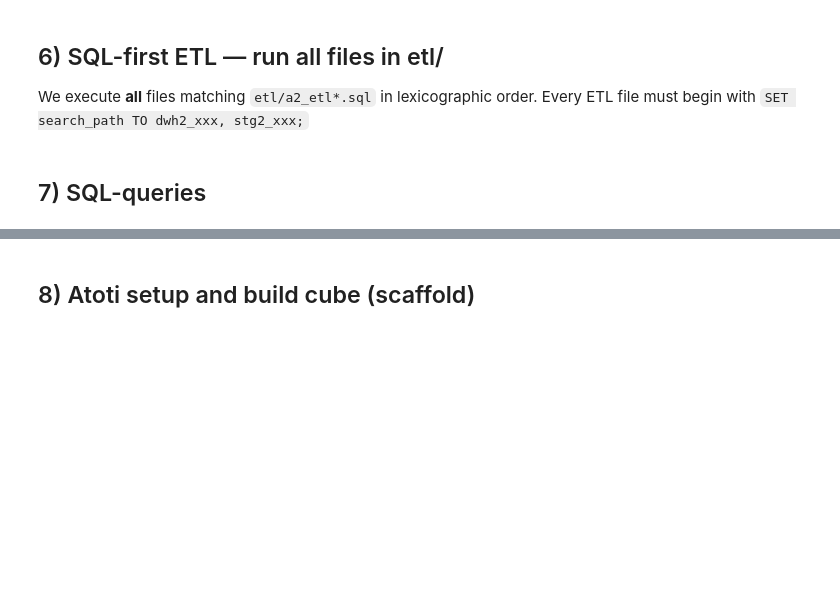
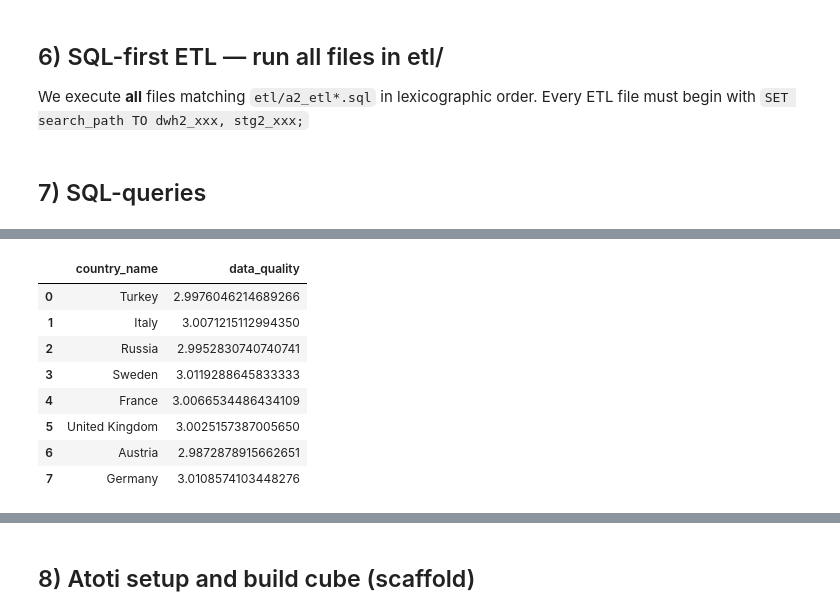
Before and after one commit to B-Guard/BI_088, a Jupyter notebook: BI_Projects/DWH2_088/AirQ_Part2_088.ipynb, the cells around one changed output, grey strips where cells are left out. Saved outputs shown, nothing was run; the diff lists cells and outputs as text; code cells hidden in the pictures; blank space fills up the shorter version.

```diff
--- a/BI_Projects/DWH2_088/AirQ_Part2_088.ipynb
+++ b/BI_Projects/DWH2_088/AirQ_Part2_088.ipynb
@@ -340,0 +457,13 @@ display(df)
+# %%
+df = run_sqlscript("sql/a2_q08_A.sql", engine=engine, progress=VERBOSE_SQL)
+display(df)
+# %% [output]
+|  | country_name | data_quality |
+| 0 | Turkey | 2.9976046214689266 |
+| 1 | Italy | 3.0071215112994350 |
+| 2 | Russia | 2.9952830740740741 |
+| 3 | Sweden | 3.0119288645833333 |
+| 4 | France | 3.0066534486434109 |
+| 5 | United Kingdom | 3.0025157387005650 |
+| 6 | Austria | 2.9872878915662651 |
+| 7 | Germany | 3.0108574103448276 |
```
Also changed, not shown: parts of 17 cells of this notebook, 5 other files.
